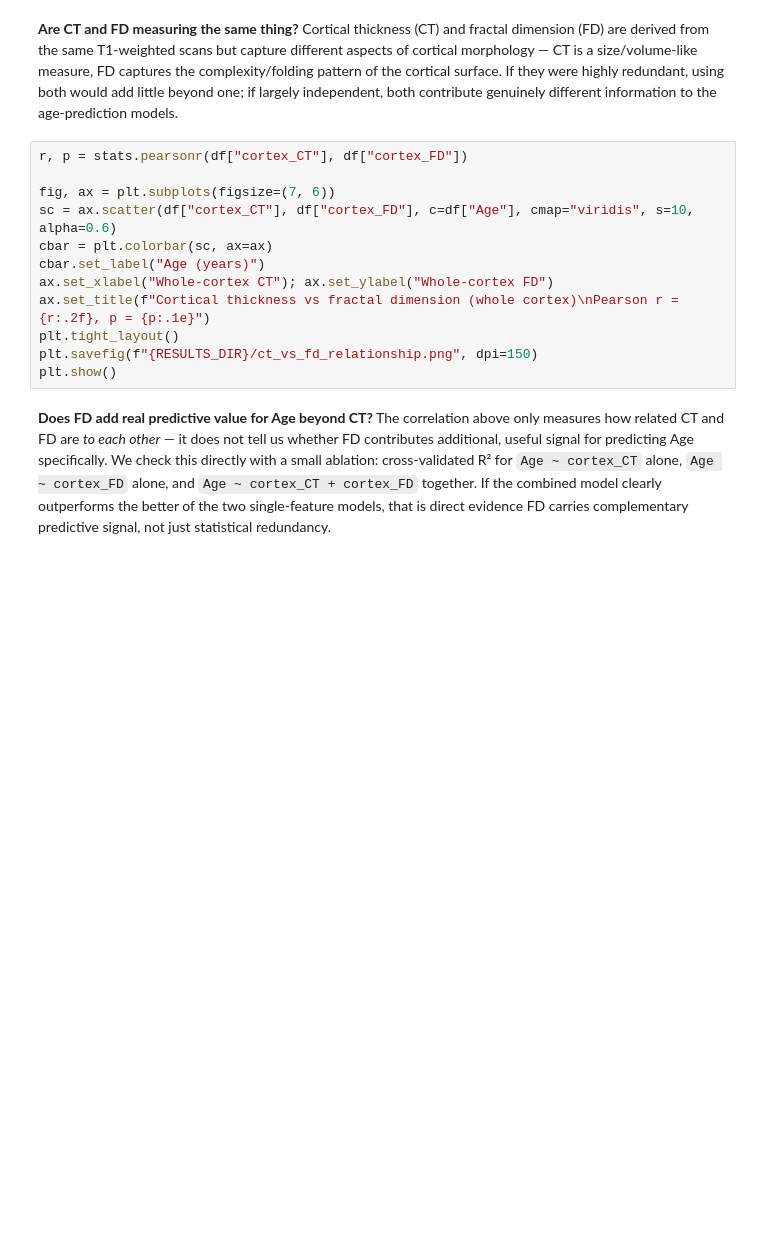
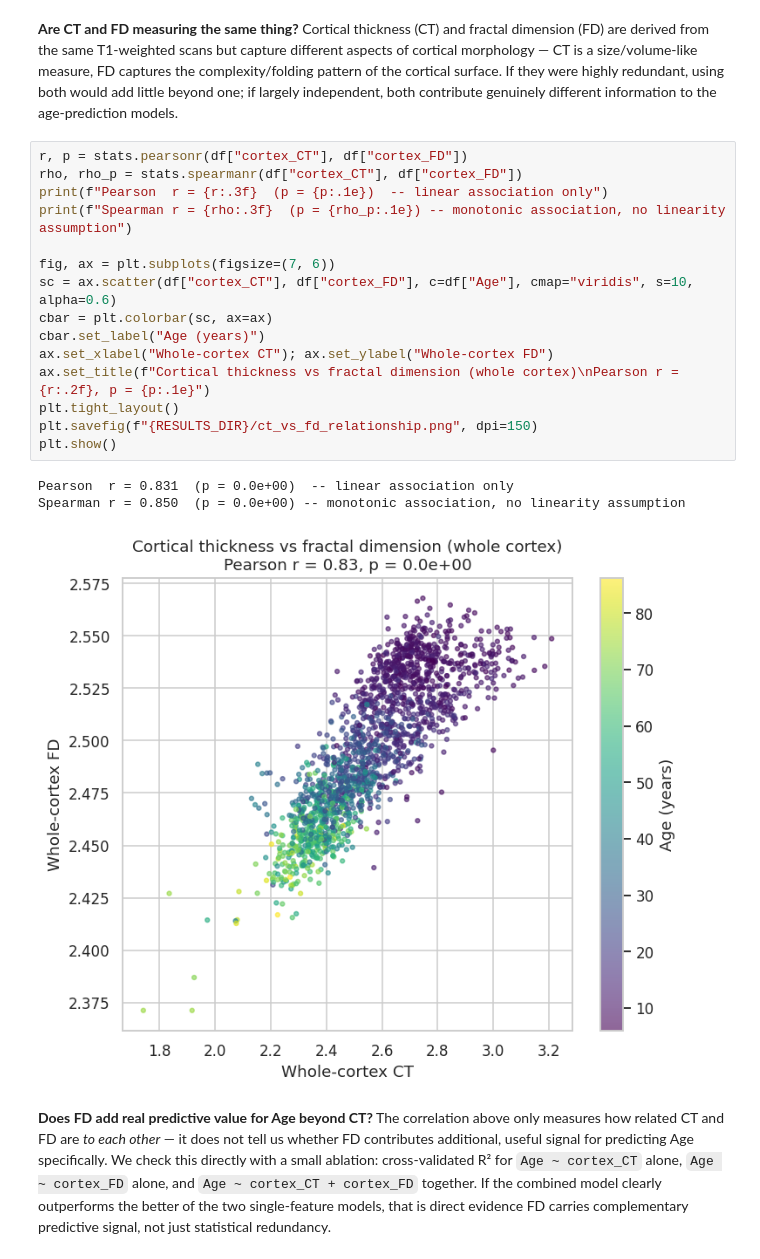
Before and after one commit to capialbino/AI-for-Medicine-Project, a Jupyter notebook: notebooks/AI_for_Medicine_BrainAge.ipynb, the cells around one changed output. Drawn from its saved outputs; the diff is of its cells as text; blank space fills up the shorter version.

```diff
--- a/notebooks/AI_for_Medicine_BrainAge.ipynb
+++ b/notebooks/AI_for_Medicine_BrainAge.ipynb
@@ -297,16 +365,23 @@ largely independent, both contribute genuinely different information to the age-
 models.
 # %%
 r, p = stats.pearsonr(df["cortex_CT"], df["cortex_FD"])
+rho, rho_p = stats.spearmanr(df["cortex_CT"], df["cortex_FD"])
+print(f"Pearson  r = {r:.3f}  (p = {p:.1e})  -- linear association only")
+print(f"Spearman r = {rho:.3f}  (p = {rho_p:.1e}) -- monotonic association, no linearity assumption")
 
 fig, ax = plt.subplots(figsize=(7, 6))
 sc = ax.scatter(df["cortex_CT"], df["cortex_FD"], c=df["Age"], cmap="viridis", s=10, alpha=0.6)
 cbar = plt.colorbar(sc, ax=ax)
 cbar.set_label("Age (years)")
 ax.set_xlabel("Whole-cortex CT"); ax.set_ylabel("Whole-cortex FD")
 ax.set_title(f"Cortical thickness vs fractal dimension (whole cortex)\nPearson r = {r:.2f}, p = {p:.1e}")
 plt.tight_layout()
 plt.savefig(f"{RESULTS_DIR}/ct_vs_fd_relationship.png", dpi=150)
 plt.show()
+# %% [output]
+Pearson  r = 0.831  (p = 0.0e+00)  -- linear association only
+Spearman r = 0.850  (p = 0.0e+00) -- monotonic association, no linearity assumption
+[figure, added]
 # %% [markdown]
 **Does FD add real predictive value for Age beyond CT?** The correlation above only measures
 how related CT and FD are *to each other* — it does not tell us whether FD contributes
```
Also changed, not shown: parts of 98 cells of this notebook.
